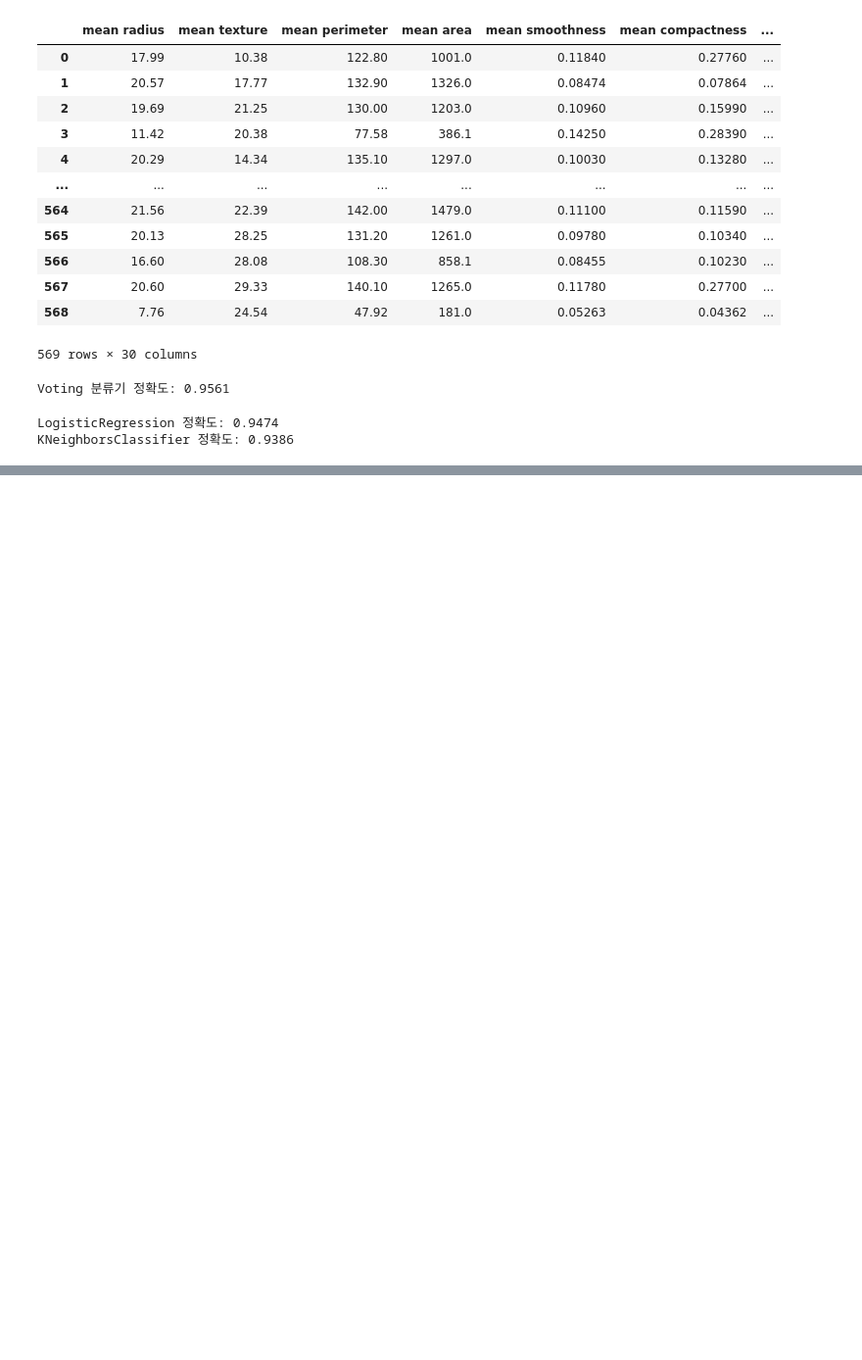
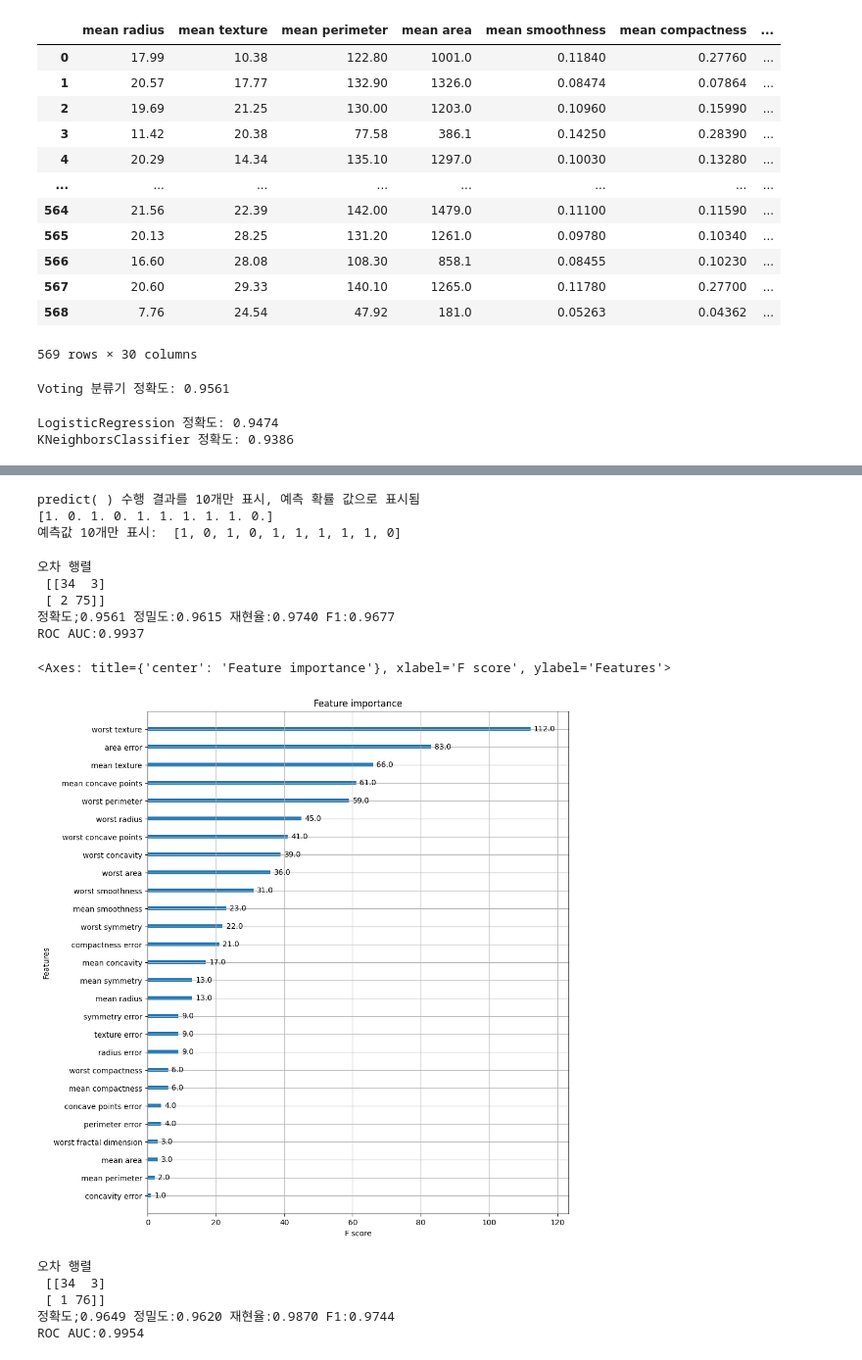
Before and after one commit to SCUTUM98/MachineLearning_Class, a Jupyter notebook: 0619_앙상블.ipynb, the cells around one changed output, grey strips where cells are left out. Shown at 98% size. Drawn from its saved outputs; the diff is of its cells as text; code cells hidden in the pictures; blank space fills up the shorter version.

```diff
--- a/0619_앙상블.ipynb
+++ b/0619_앙상블.ipynb
@@ -54,0 +116,26 @@ KNeighborsClassifier 정확도: 0.9386
+# %%
+# 학습, 검증, 테스트용 DMatrix 생성
+
+dtr = xgb.DMatrix(data=x_tr, label=y_tr)
+# %%
+dval = xgb.DMatrix(data=x_val, label=y_val)
+dtest = xgb.DMatrix(data=x_test, label=y_test)
+# %%
+# max_depth  = 3
+# 학습률 eta는 0,1
+# 예제 데이터가 0 또는 1의 이진 분류이므로 목적함수는 binary logistic
+# 오류 함수의 펴 ㅇ가 성능 지표는 logloss
+# num_rounds는 400회
+
+params = {'max_depth':3,
+            'eta':0.05,
+            'objective':'binary:logistic',
+            'eval_metric':'logloss'}
+
+num_rounds = 400
+# %%
+# 학습 데이터 셋은 'train' 또는 평가 데이터 셋은 'eval'로 표기
+eval_list = [(dtr, 'train'),(dval,'eval')]
+
+# 하이퍼 파라미터와 early stopping 파라미터를 train() 함수의 파라미터로 전달
+xgb_model = xgb.train(params=params, dtrain=dtr, num_boost_round=num_rounds, early_stopping_rounds=50, evals=eval_list)
@@ -54,0 +160,12 @@ KNeighborsClassifier 정확도: 0.9386
+# %%
+pred_probs = xgb_model.predict(dtest)
+print('predict( ) 수행 결과를 10개만 표시, 예측 확률 값으로 표시됨')
+print(np.round(pred_probs[:10]))
+
+# 에측 확률이 0.5보다 크면 1, 그렇지 않으면 0으로 예측값을 결정하여 List 객체인 preds에 저장
+preds = [1 if x>0.5 else 0 for x in pred_probs]
+print('예측값 10개만 표시: ', preds[:10])
+# %% [output]
+predict( ) 수행 결과를 10개만 표시, 예측 확률 값으로 표시됨
+[1. 0. 1. 0. 1. 1. 1. 1. 1. 0.]
+예측값 10개만 표시:  [1, 0, 1, 0, 1, 1, 1, 1, 1, 0]
@@ -54,0 +187,14 @@ KNeighborsClassifier 정확도: 0.9386
+# %%
+get_clf_eval(y_test, preds, pred_probs)
+# %% [output]
+오차 행렬
+ [[34  3]
+ [ 2 75]]
+정확도;0.9561 정밀도:0.9615 재현율:0.9740 F1:0.9677
+ROC AUC:0.9937
+# %%
+fig, ax = plt.subplots(figsize=(10,12))
+plot_importance(xgb_model, ax=ax)
+# %% [output]
+<Axes: title={'center': 'Feature importance'}, xlabel='F score', ylabel='Features'>
+[figure, added]
@@ -54,0 +206,8 @@ KNeighborsClassifier 정확도: 0.9386
+# %%
+get_clf_eval(y_test, w_preds, w_pred_proba)
+# %% [output]
+오차 행렬
+ [[34  3]
+ [ 1 76]]
+정확도;0.9649 정밀도:0.9620 재현율:0.9870 F1:0.9744
+ROC AUC:0.9954
```
Also changed, not shown: parts of 14 cells of this notebook.
